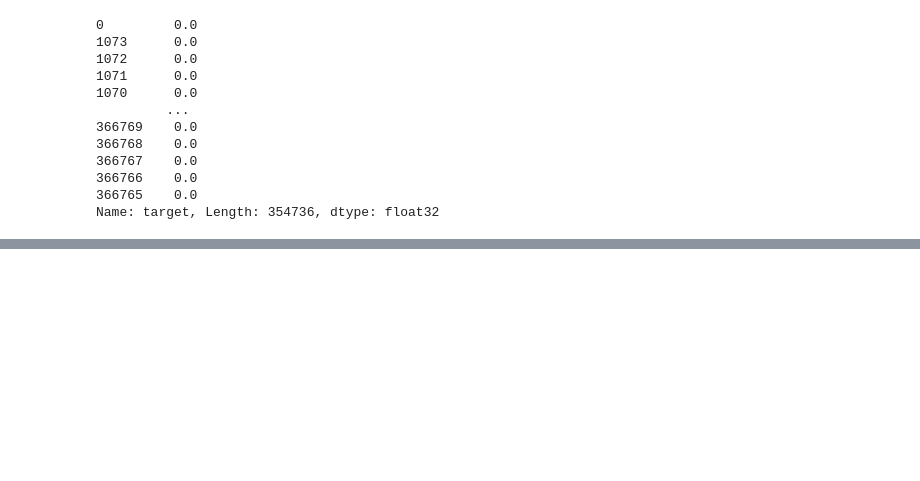
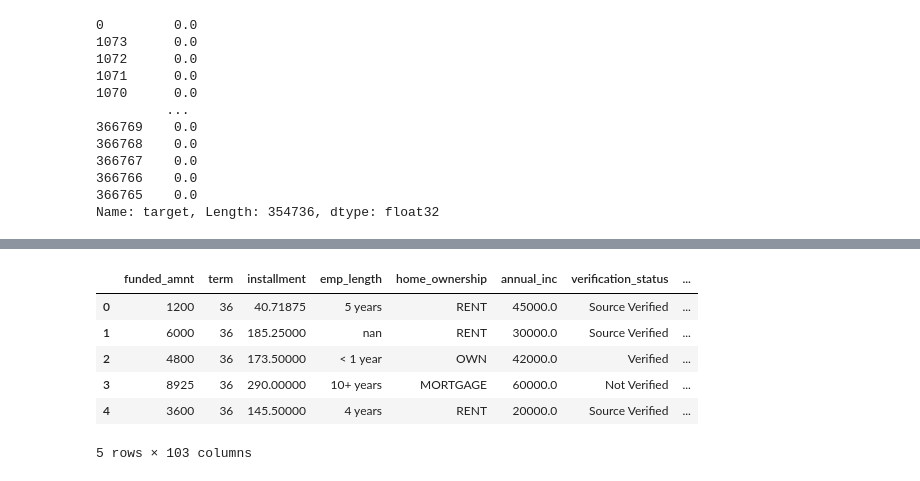
Before and after one commit to marcosmota/ds_lending_club, a Jupyter notebook: notebooks/05_calibration.ipynb, the cells around one changed output, grey strips where cells are left out. Drawn from its saved outputs; the diff is of its cells as text; code cells hidden in the pictures; blank space fills up the shorter version.

Commit message:
fix: resolve issues in data processing pipeline and improve error handling

```diff
--- a/notebooks/05_calibration.ipynb
+++ b/notebooks/05_calibration.ipynb
@@ -123,0 +148,15 @@ y_pred_sigmoid = calibrated_model_sigmoid.predict_proba(X_test)[:, 1]
+# %%
+df_testing: pd.DataFrame = fs.get_feature_dataset(name="testing", version=1)
+df_testing['time_of_banking_days'] = (df_testing['issue_d'] - df_testing['earliest_cr_line']).dt.days
+df_testing['time_of_banking_months'] = (df_testing['issue_d'].dt.year - df_testing['earliest_cr_line'].dt.year) * 12 + (df_testing['issue_d'].dt.month - df_testing['earliest_cr_line'].dt.month)
+df_testing = df_testing[features]
+# %%
+df_testing.head()
+# %% [output]
+|  | funded_amnt | term | installment | emp_length | home_ownership | annual_inc | verification_status | ... |
+| 0 | 1200 | 36 | 40.71875 | 5 years | RENT | 45000.0 | Source Verified | ... |
+| 1 | 6000 | 36 | 185.25000 | nan | RENT | 30000.0 | Source Verified | ... |
+| 2 | 4800 | 36 | 173.50000 | < 1 year | OWN | 42000.0 | Verified | ... |
+| 3 | 8925 | 36 | 290.00000 | 10+ years | MORTGAGE | 60000.0 | Not Verified | ... |
+| 4 | 3600 | 36 | 145.50000 | 4 years | RENT | 20000.0 | Source Verified | ... |
+5 rows × 103 columns
```
Also changed, not shown: parts of 7 cells of this notebook, 1 other file.
